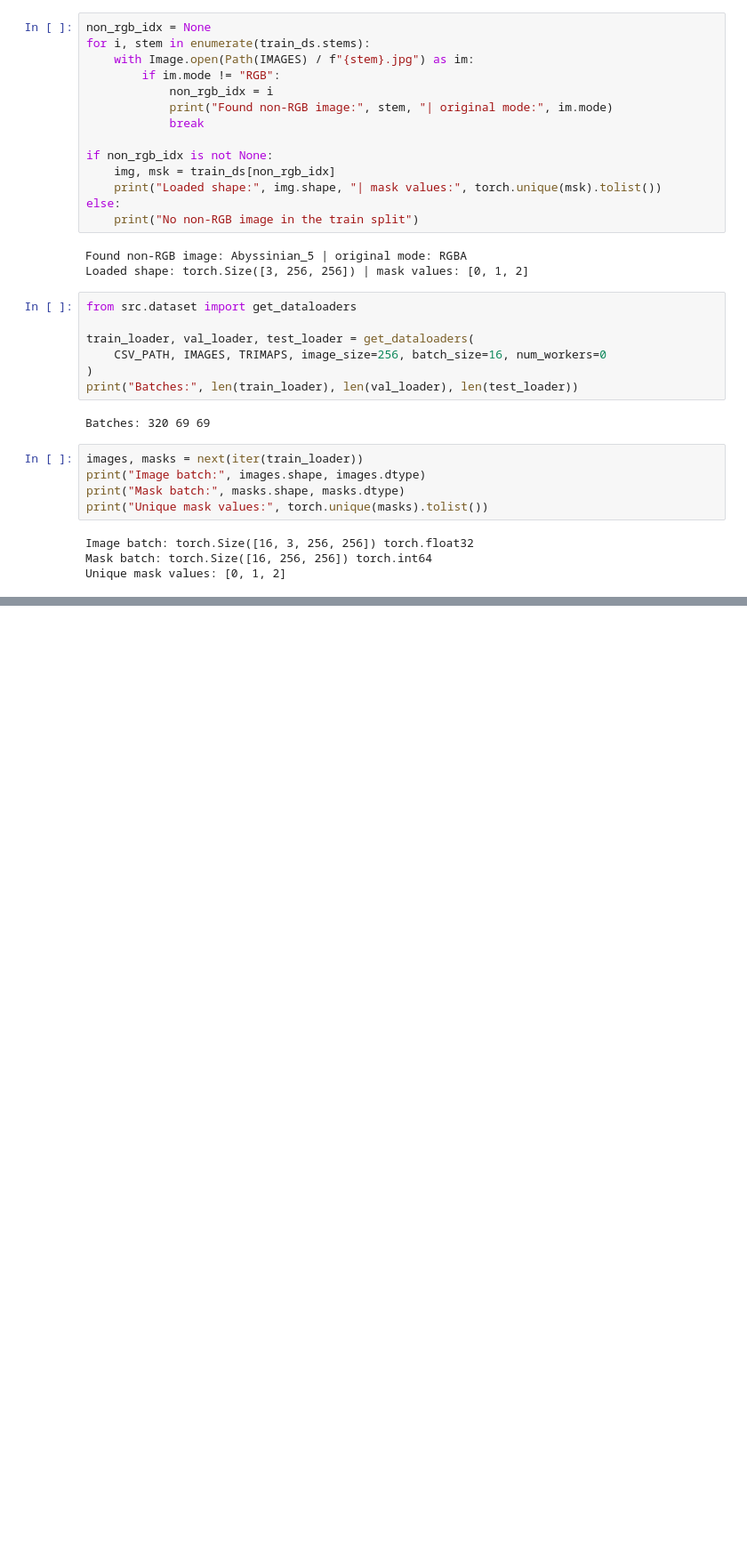
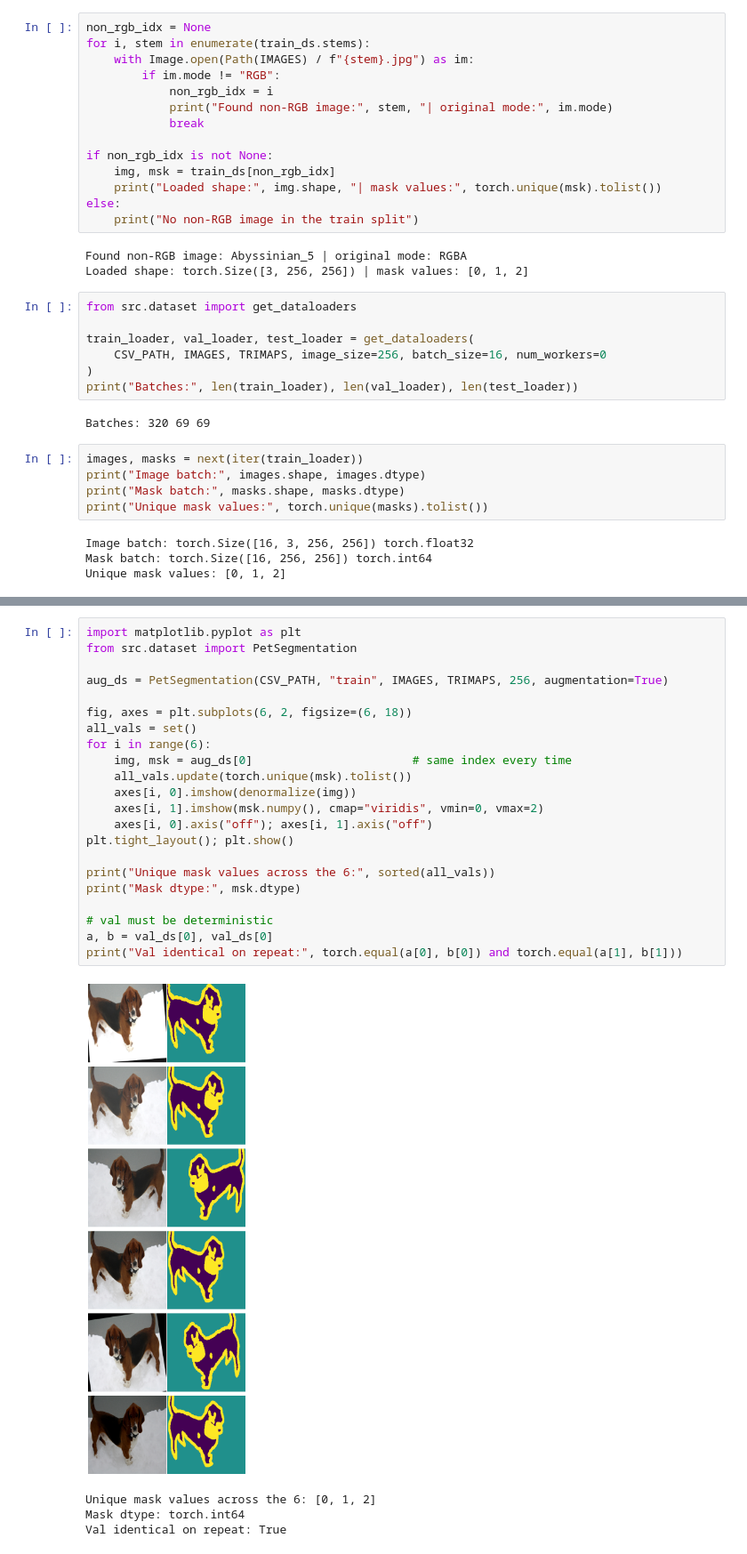
Before and after one commit to kunjagarwal-dev/U-Net_segementation_project, a Jupyter notebook: notebooks/02_dataset_check.ipynb, the cells around one changed output, grey strips where cells are left out. Shown at 89% size. Drawn from its saved outputs; the diff is of its cells as text; blank space fills up the shorter version.

Commit message:
add paired image-mask augmentation for the training split

```diff
--- a/notebooks/02_dataset_check.ipynb
+++ b/notebooks/02_dataset_check.ipynb
@@ -111,0 +112,27 @@ print(f"1 epoch, 2 workers: {time.time() - start:.1f}s")
+# %%
+import matplotlib.pyplot as plt
+from src.dataset import PetSegmentation
+
+aug_ds = PetSegmentation(CSV_PATH, "train", IMAGES, TRIMAPS, 256, augmentation=True)
+
+fig, axes = plt.subplots(6, 2, figsize=(6, 18))
+all_vals = set()
+for i in range(6):
+    img, msk = aug_ds[0]                       # same index every time
+    all_vals.update(torch.unique(msk).tolist())
+    axes[i, 0].imshow(denormalize(img))
+    axes[i, 1].imshow(msk.numpy(), cmap="viridis", vmin=0, vmax=2)
+    axes[i, 0].axis("off"); axes[i, 1].axis("off")
+plt.tight_layout(); plt.show()
+
+print("Unique mask values across the 6:", sorted(all_vals))
+print("Mask dtype:", msk.dtype)
+
+# val must be deterministic
+a, b = val_ds[0], val_ds[0]
+print("Val identical on repeat:", torch.equal(a[0], b[0]) and torch.equal(a[1], b[1]))
+# %% [output]
+[figure, added]
+Unique mask values across the 6: [0, 1, 2]
+Mask dtype: torch.int64
+Val identical on repeat: True
```
Also changed, not shown: parts of 3 cells of this notebook, 1 other file.
